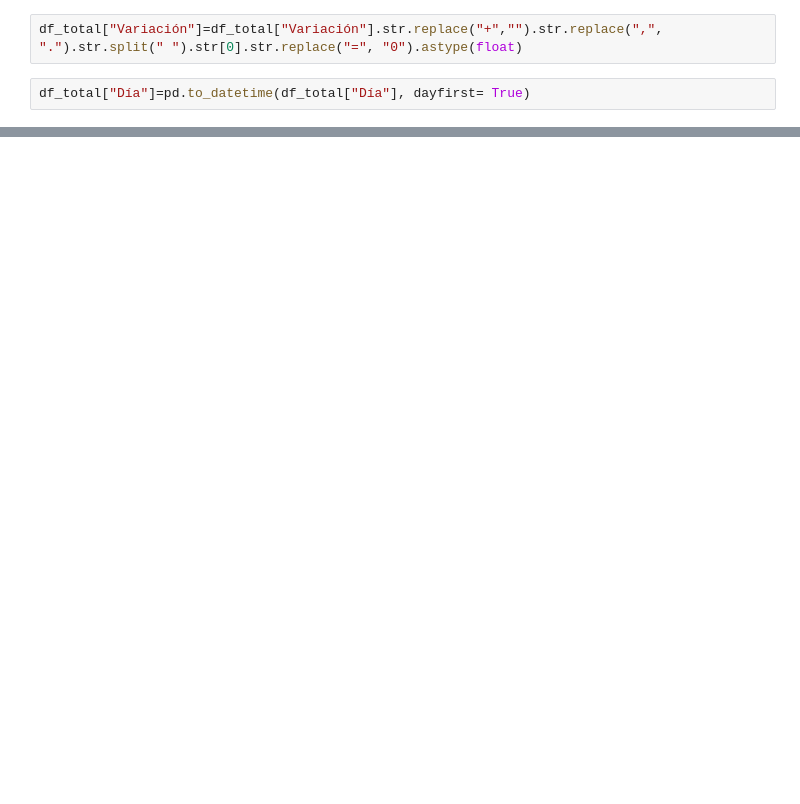
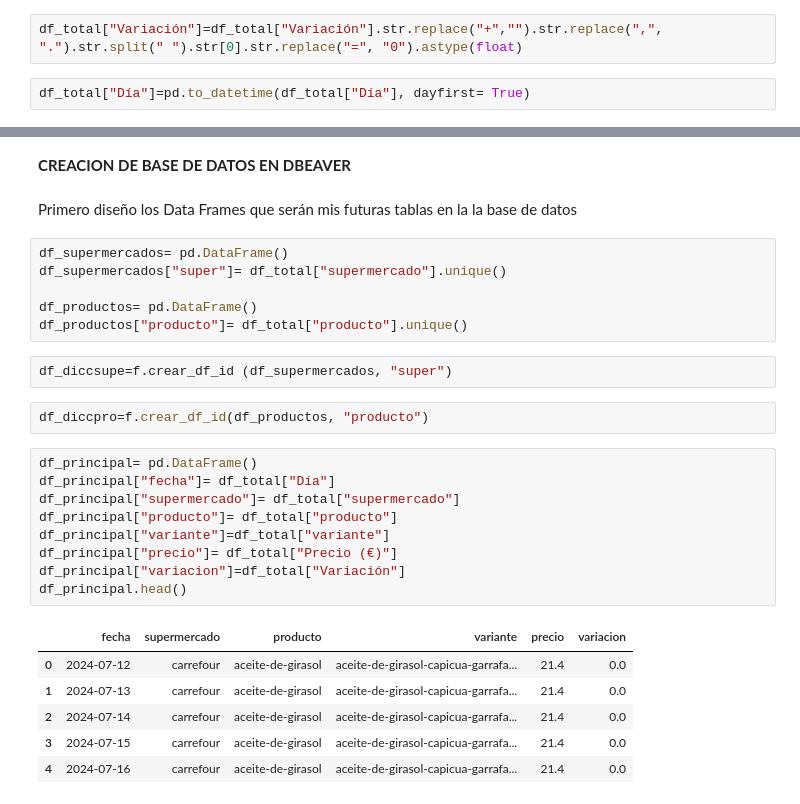
Before and after one commit to jgilsu11/Proyecto1-AnalisisFacua, a Jupyter notebook: Notebooks/1)Extraccion y limpieza (pandas).ipynb, the cells around one changed output, grey strips where cells are left out. Cells and saved outputs as stored; diff of their text form; blank space fills up the shorter version.

```diff
--- a/Notebooks/1)Extraccion y limpieza (pandas).ipynb
+++ b/Notebooks/1)Extraccion y limpieza (pandas).ipynb
@@ -304,0 +317,30 @@ df_total.describe(include="O").T
+# %% [markdown]
+**CREACION DE BASE DE DATOS EN DBEAVER**
+# %% [markdown]
+Primero diseño los Data Frames que serán mis futuras tablas en la la base de datos
+# %%
+df_supermercados= pd.DataFrame()
+df_supermercados["super"]= df_total["supermercado"].unique()
+
+df_productos= pd.DataFrame()
+df_productos["producto"]= df_total["producto"].unique()
+# %%
+df_diccsupe=f.crear_df_id (df_supermercados, "super")
+# %%
+df_diccpro=f.crear_df_id(df_productos, "producto")
+# %%
+df_principal= pd.DataFrame()
+df_principal["fecha"]= df_total["Día"]
+df_principal["supermercado"]= df_total["supermercado"]
+df_principal["producto"]= df_total["producto"]
+df_principal["variante"]=df_total["variante"]
+df_principal["precio"]= df_total["Precio (€)"]
+df_principal["variacion"]=df_total["Variación"]
+df_principal.head()
+# %% [output]
+|  | fecha | supermercado | producto | variante | precio | variacion |
+| 0 | 2024-07-12 | carrefour | aceite-de-girasol | aceite-de-girasol-capicua-garrafa... | 21.4 | 0.0 |
+| 1 | 2024-07-13 | carrefour | aceite-de-girasol | aceite-de-girasol-capicua-garrafa... | 21.4 | 0.0 |
+| 2 | 2024-07-14 | carrefour | aceite-de-girasol | aceite-de-girasol-capicua-garrafa... | 21.4 | 0.0 |
+| 3 | 2024-07-15 | carrefour | aceite-de-girasol | aceite-de-girasol-capicua-garrafa... | 21.4 | 0.0 |
+| 4 | 2024-07-16 | carrefour | aceite-de-girasol | aceite-de-girasol-capicua-garrafa... | 21.4 | 0.0 |
```
Also changed, not shown: parts of 31 cells of this notebook, 1 other file.
